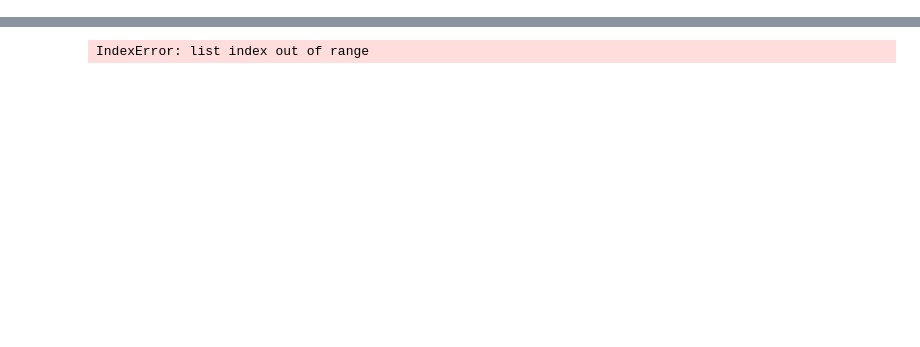
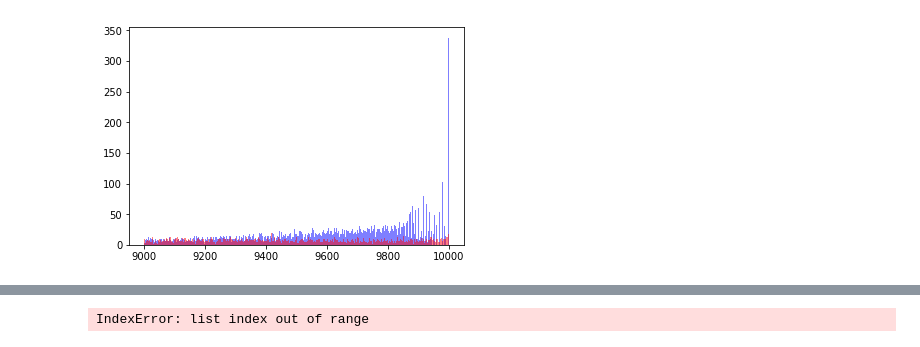
Before and after one commit to elena-pascal/MC-discrete, a Jupyter notebook: ploly_BSE.ipynb, the cells around one changed output, grey strips where cells are left out. Drawn from its saved outputs; the diff is of its cells as text; code cells hidden in the pictures; blank space fills up the shorter version.

```diff
--- a/ploly_BSE.ipynb
+++ b/ploly_BSE.ipynb
@@ -7,7 +9,0 @@ import numpy as np
-# %%
-file = 'BSE.out'
-
-BSE = []
-with open(file) as f:
-    lines = f.read().splitlines()
-BSE = [float(line) for line in lines]
@@ -18,0 +43,80 @@ py.iplot(data, filename = 'BSE distribution test')
+# %%
+file_discr = 'BSE_70tilt_ds_MCMLCS.out'
+
+BSE_discr = []
+with open(file_discr) as f:
+    lines = f.read().splitlines()
+BSE_discr = [float(line) for line in lines]
+print 'number of discretly scattered BSE', len(BSE_discr)
+
+n_d, bins_d, patches_d = plt.hist(BSE_discr, num_bins, facecolor='blue', alpha=0.5)
+
+bins_mean = [0.5 * (bins_d[i] + bins_d[i+1]) for i in range(len(n_d))]
+
+trace_discr = go.Scatter(x = bins_mean,
+                         y = n_d,
+                        marker=dict(
+                               color = 'rgba(190, 174, 212 .9)',),
+                        name = 'discrete',)
+
+#trace_discr = go.Histogram(x=BSE_discr,
+#                          name = 'discrete',
+#                          autobinx = False,
+#                          marker=dict(
+#                         color = 'rgba(2, 182, 193, .9)',),
+#                          xbins =dict(start = 5000.,
+#                                 end = 30000.,
+#                                 size = 1, ),
+                          #histnorm='probability'
+#                          )
+
+
+
+file_cont = 'BSE70tiltcont.out'
+
+BSE_cont = []
+with open(file_cont) as f:
+    lines = f.read().splitlines()
+BSE_cont = [float(line) for line in lines]
+
+print 'number of continuously scattered BSE', len(BSE_cont)
+
+n_c, bins_c, patches_c = plt.hist(BSE_cont, num_bins, facecolor='red', alpha=0.5)
+
+bins_mean = [0.5 * (bins_c[i] + bins_c[i+1]) for i in range(len(n_c))]
+
+trace_cont = go.Scatter(x = bins_mean,
+                        y = n_c,
+                        marker=dict(
+                               color = 'rgba(253, 192, 134, .9)',),
+                        name = 'continuous',)
+
+
+#trace_cont = go.Histogram(x=BSE_cont,
+#                         marker=dict(
+#                         color = 'rgba(255, 182, 193, .9)',),
+#                         name = 'continuous',
+                         #histnorm='probability'
+#                         )
+layout_log = go.Layout(
+        title = '10 keV incident electrons on a 70 degrees tilted Al sample',
+        font=dict( color='#7f7f7f'),
+        paper_bgcolor='rgba(0,0,0,0)',
+        plot_bgcolor='rgba(0,0,0,0)',
+        yaxis=dict(#type='log',
+             gridcolor= '#7f7f7f',
+             title = 'BSE counts per 1 eV bin (#/1 eV)',
+             zerolinecolor='#969696',
+             range=[0, 350]
+        ),
+        xaxis=dict(
+             gridcolor= '#7f7f7f',
+             title = 'BSE energy (eV)',
+             zerolinecolor='#969696',
+             range=[9017, 10000])
+    )
+
+datatrace = [trace_CASINO, trace_discr, trace_cont]
+fig = go.Figure(data=datatrace, layout=layout_log)
+py.iplot(fig, filename = 'BSE per 1eV at 75 tilt')
+# %% [output]
@@ -19 +126,2 @@ py.iplot(data, filename = 'BSE distribution test')
+[figure, added]
 # %%
```
Also changed, not shown: parts of 6 cells of this notebook, 19 other files.
